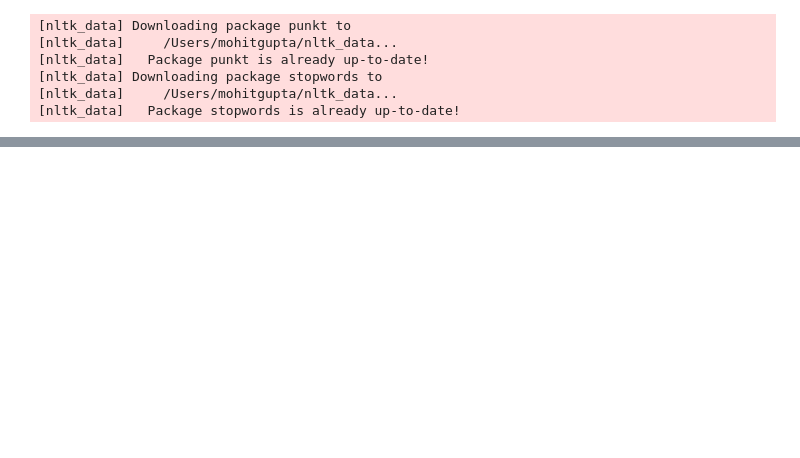
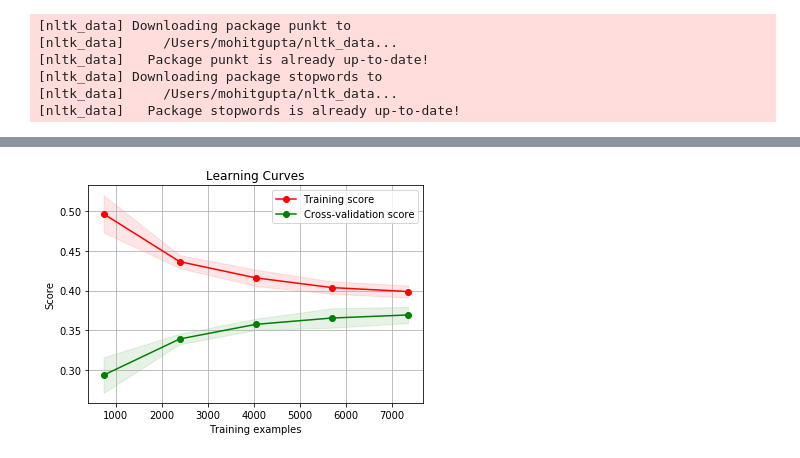
Before and after one commit to mohiitgupta/predict_adoption_speed_petfinder, a Jupyter notebook: project.ipynb, the cells around one changed output, grey strips where cells are left out. Saved outputs shown, nothing was run; the diff lists cells and outputs as text; code cells hidden in the pictures; blank space fills up the shorter version.

Commit message:
fix typos in learning curves and change scoring to micro f1 score

```diff
--- a/project.ipynb
+++ b/project.ipynb
@@ -203,7 +201,7 @@ from sklearn.model_selection import ShuffleSplit
 
 
 def plot_learning_curve(estimator, title, X, y, ylim=None, cv=None,
-                        n_jobs=None, train_sizes=np.linspace(.1, 1.0, 5), fig_name):
+                        n_jobs=None, train_sizes=np.linspace(.1, 1.0, 5), fig_name='default_fig'):
     plt.figure()
     plt.title(title)
     if ylim is not None:
@@ -211,7 +209,7 @@ def plot_learning_curve(estimator, title, X, y, ylim=None, cv=None,
     plt.xlabel("Training examples")
     plt.ylabel("Score")
     train_sizes, train_scores, test_scores = learning_curve(
-        estimator, X, y, cv=cv, n_jobs=n_jobs, train_sizes=train_sizes)
+        estimator, X, y, cv=cv, n_jobs=n_jobs, train_sizes=train_sizes, scoring='f1_macro')
     train_scores_mean = np.mean(train_scores, axis=1)
     train_scores_std = np.std(train_scores, axis=1)
     test_scores_mean = np.mean(test_scores, axis=1)
@@ -236,17 +236,23 @@ train_label_matrix.shape
 # %%
 title = "Learning Curves"
+# %%
+dtree_clf = tree.DecisionTreeClassifier(max_depth=5, min_samples_leaf=10)
+svm_clf = SVC(kernel='linear', C=1, random_state=0)
+nn_clf = MLPClassifier(solver='adam', alpha=1e-5, hidden_layer_sizes=(1500, 500), random_state=1)
 # %%
-cv = ShuffleSplit(n_splits=10, test_size=0.3, random_state=0)
-plot_learning_curve(dtree_clf, title, train_features_matrix, train_label_matrix, cv=cv, n_jobs=4, 'cross_validation_learning_curve_dtree')
+cv = ShuffleSplit(n_splits=5, test_size=0.3, random_state=0)
+plot_learning_curve(dtree_clf, title, train_features_matrix, train_label_matrix, cv=cv, n_jobs=4, fig_name='cross_validation_learning_curve_dtree')
 
 # title = r"Learning Curves (SVM, RBF kernel, $\gamma=0.001$)"
 # # SVC is more expensive so we do a lower number of CV iterations:
 # cv = ShuffleSplit(n_splits=10, test_size=0.2, random_state=0)
 # estimator = SVC(gamma=0.001)
 # plot_learning_curve(estimator, title, X, y, (0.7, 1.01), cv=cv, n_jobs=4)
 
 plt.show()
-# plt.close()
+plt.close()
+# %% [output]
+[figure, added]
 # %%
 cv = ShuffleSplit(n_splits=5, test_size=0.3, random_state=0)
 plot_learning_curve(svm_clf, title, train_features_matrix, train_label_matrix,
```
Also changed, not shown: parts of 9 cells of this notebook, 1 other file.
